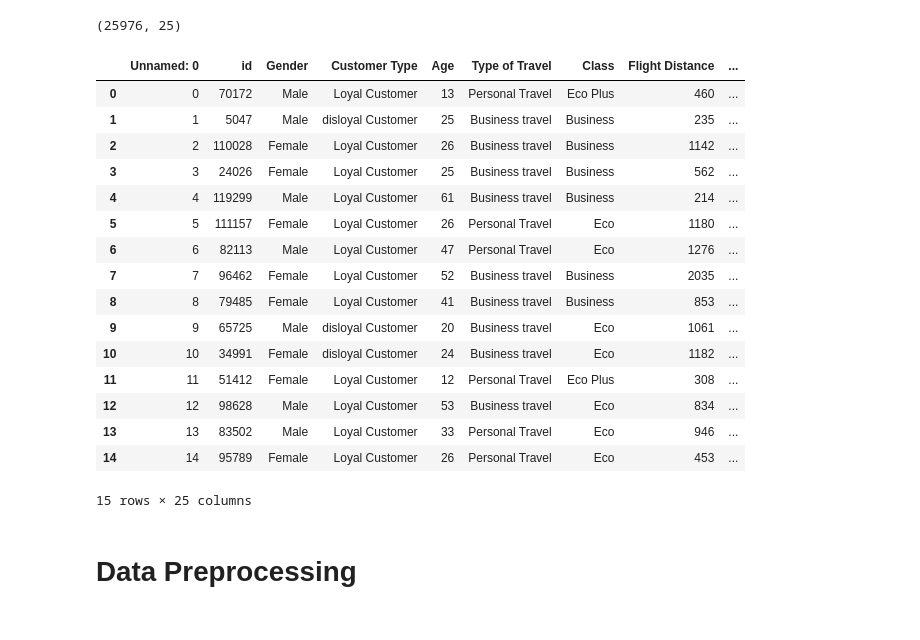
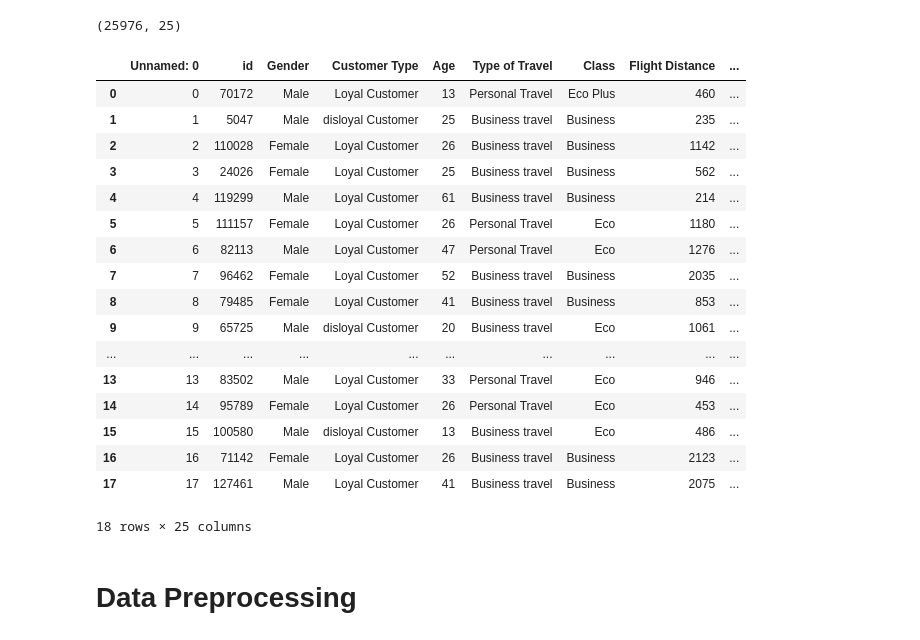
Before and after one commit to neymaaryoussef/AI--project_released, a Jupyter notebook: Aiproject.ipynb, the cells around one changed output. Drawn from its saved outputs; the diff is of its cells as text; code cells hidden in the pictures.

```diff
--- a/Aiproject.ipynb
+++ b/Aiproject.ipynb
@@ -74,25 +79,26 @@ test.shape
 # %% [output]
 (25976, 25)
 # %%
-train.head(15)
+train.head(18)
 # %% [output]
 |  | Unnamed: 0 | id | Gender | Customer Type | Age | Type of Travel | Class | Flight Distance | ... |
 | 0 | 0 | 70172 | Male | Loyal Customer | 13 | Personal Travel | Eco Plus | 460 | ... |
 | 1 | 1 | 5047 | Male | disloyal Customer | 25 | Business travel | Business | 235 | ... |
 | 2 | 2 | 110028 | Female | Loyal Customer | 26 | Business travel | Business | 1142 | ... |
 | 3 | 3 | 24026 | Female | Loyal Customer | 25 | Business travel | Business | 562 | ... |
 | 4 | 4 | 119299 | Male | Loyal Customer | 61 | Business travel | Business | 214 | ... |
 | 5 | 5 | 111157 | Female | Loyal Customer | 26 | Personal Travel | Eco | 1180 | ... |
 | 6 | 6 | 82113 | Male | Loyal Customer | 47 | Personal Travel | Eco | 1276 | ... |
 | 7 | 7 | 96462 | Female | Loyal Customer | 52 | Business travel | Business | 2035 | ... |
 | 8 | 8 | 79485 | Female | Loyal Customer | 41 | Business travel | Business | 853 | ... |
 | 9 | 9 | 65725 | Male | disloyal Customer | 20 | Business travel | Eco | 1061 | ... |
-| 10 | 10 | 34991 | Female | disloyal Customer | 24 | Business travel | Eco | 1182 | ... |
-| 11 | 11 | 51412 | Female | Loyal Customer | 12 | Personal Travel | Eco Plus | 308 | ... |
-| 12 | 12 | 98628 | Male | Loyal Customer | 53 | Business travel | Eco | 834 | ... |
+| ... | ... | ... | ... | ... | ... | ... | ... | ... | ... |
 | 13 | 13 | 83502 | Male | Loyal Customer | 33 | Personal Travel | Eco | 946 | ... |
 | 14 | 14 | 95789 | Female | Loyal Customer | 26 | Personal Travel | Eco | 453 | ... |
+| 15 | 15 | 100580 | Male | disloyal Customer | 13 | Business travel | Eco | 486 | ... |
+| 16 | 16 | 71142 | Female | Loyal Customer | 26 | Business travel | Business | 2123 | ... |
+| 17 | 17 | 127461 | Male | Loyal Customer | 41 | Business travel | Business | 2075 | ... |
-15 rows × 25 columns
+18 rows × 25 columns
 # %% [markdown]
 # Data Preprocessing
 # %% [markdown]
```
Also changed, not shown: parts of 21 cells of this notebook, 5 other files.
